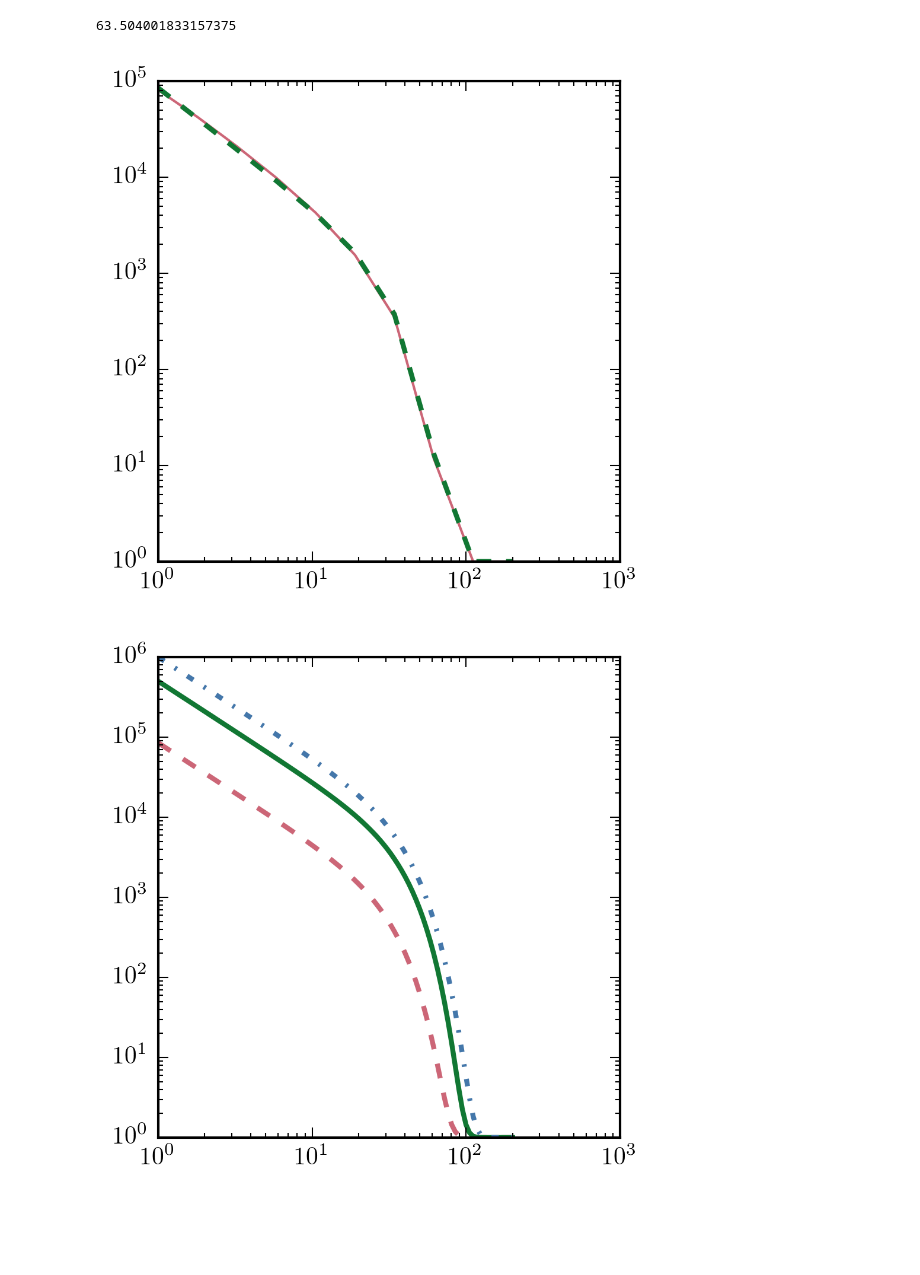
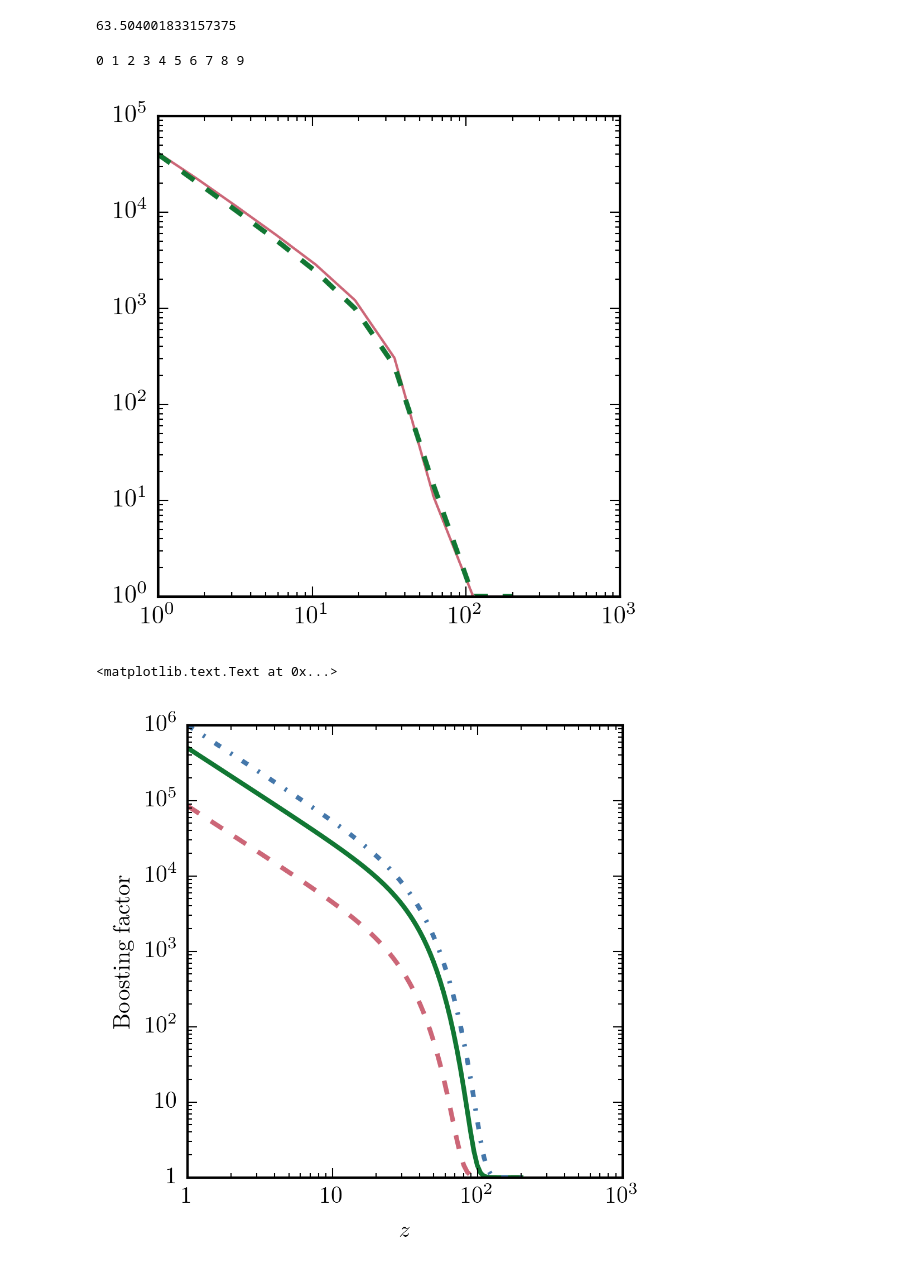
Before and after one commit to lue/dmb, a Jupyter notebook: integrate_mf.ipynb, the cells around one changed output. Drawn from its saved outputs; the diff is of its cells as text; code cells hidden in the pictures; blank space fills up the shorter version.

```diff
--- a/integrate_mf.ipynb
+++ b/integrate_mf.ipynb
@@ -125,18 +125,22 @@ GlobalBoosting(50.0, params)
 # %%
 z_list = np.logspace(0, np.log10(200), 10)
 B_list = np.zeros(len(z_list))
-params = {'logMcrit': -9, 'Ishiyama': False, 'c_scatter': 0.15, 'cosmo': cosmo, 'subhalos': True}
+params = {'logMcrit': -6, 'Ishiyama': False, 'c_scatter': 0.10, 'cosmo': cosmo, 'subhalos': False}
 
 for i in range(len(z_list)):
     print i,
     B_list[i] = GlobalBoosting(z_list[i], params)
+# %% [output]
+0 1 2 3 4 5 6 7 8 9
 # %%
 def CLfit(z, params):
     # Optimistic
     if params == {'logMcrit': -12, 'Ishiyama': True, 'c_scatter': 0.2, 'cosmo': cosmo, 'subhalos': True}:
         return 1.0+1.4e6*z**-1.3*np.exp(-(z/45)**2.3)
+
     # Pessimistic
-    # !!!!!!!!!!!!!
+    if params == {'logMcrit': -6, 'Ishiyama': False, 'c_scatter': 0.10, 'cosmo': cosmo, 'subhalos': False}:
+        return 1.0+4.0e4*z**-1.15*np.exp(-(z/34)**2.0)
 
     # Realistic
     if params == {'logMcrit': -9, 'Ishiyama': True, 'c_scatter': 0.15, 'cosmo': cosmo, 'subhalos': True}:
@@ -159,6 +163,9 @@ def CLfit(z, params):
         return 1.0+2.5e5*z**-1.18*np.exp(-(z/40)**2.3)
 
     # Change Ishiyama
+    if params == {'logMcrit': -9, 'Ishiyama': False, 'c_scatter': 0.15, 'cosmo': cosmo, 'subhalos': True}:
+        return 1.0+5.0e5*z**-1.25*np.exp(-(z/40)**2.3)
+
 
 
     # Other
@@ -177,19 +184,22 @@ plt.plot(z_list, CLfit(z_list, params), '--')
 plt.xscale('log')
 plt.yscale('log')
 # %% [output]
-[figure, old version]
+[figure, new version]
 # %%
 # Vary Mcrit
 z_list = np.logspace(0, np.log10(200), 100)
 params =  {'logMcrit': -6, 'Ishiyama': True, 'c_scatter': 0.15, 'cosmo': cosmo, 'subhalos': True}
 plt.plot(z_list, CLfit(z_list, params), '--')
 params =  {'logMcrit': -9, 'Ishiyama': True, 'c_scatter': 0.15, 'cosmo': cosmo, 'subhalos': True}
 plt.plot(z_list, CLfit(z_list, params), '-')
 params =  {'logMcrit': -12, 'Ishiyama': True, 'c_scatter': 0.15, 'cosmo': cosmo, 'subhalos': True}
 plt.plot(z_list, CLfit(z_list, params), '-.')
 plt.xscale('log')
 plt.yscale('log')
-plt.xlabel('z')
-plt.ylabel('\mathrm{Boosting\;factor}')
+fixlogax(plt.gca())
+fixlogax(plt.gca(), 'y')
+plt.xlabel(r'$z$')
+plt.ylabel(r'$\mathrm{Boosting\;factor}$')
 # %% [output]
+<matplotlib.text.Text at 0x...>
-[figure, old version]
+[figure, new version]
```
Also changed, not shown: 1 other file.
